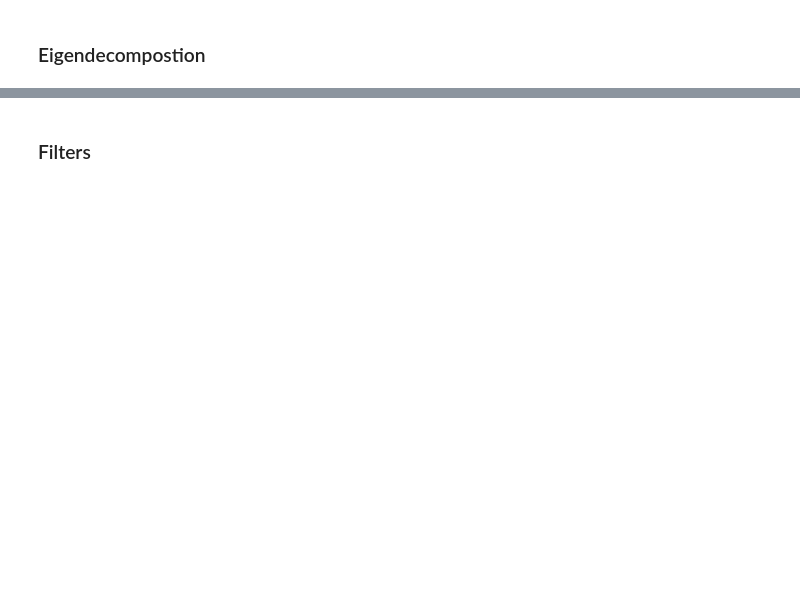
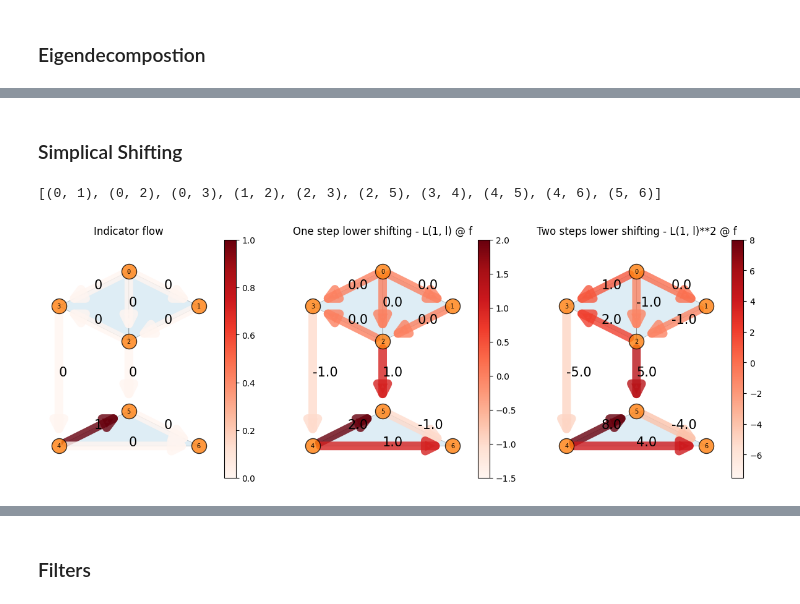
Before and after one commit to irtazahashmi/pytspl, a Jupyter notebook: demo_notebook.ipynb, the cells around one changed output, grey strips where cells are left out. Cells and saved outputs as stored; diff of their text form; code cells hidden in the pictures; blank space fills up the shorter version.

```diff
--- a/demo_notebook.ipynb
+++ b/demo_notebook.ipynb
@@ -2,8 +2,9 @@
 ### Reading data
 # %%
 from sclibrary.network_reader import NetworkReader
+from sclibrary.simplicial_complex import SimplicialComplexNetwork
 
-data_folder = 'data/sample_data'
+data_folder = 'data/paper_data'
 
 # read csv
 filename = data_folder + '/edges.csv'
@@ -12,7 +13,9 @@ src_col = 'Source'
 dest_col = 'Target'
 feature_cols = ['Distance']
 
-G = NetworkReader.read_csv(filename=filename, delimeter=delimeter, src_col=src_col, dest_col=dest_col, feature_cols=feature_cols)
+G = NetworkReader.read_csv(filename=filename, delimeter=delimeter,
+                           src_col=src_col, dest_col=dest_col, feature_cols=feature_cols)
+
 simplices = G.simplicies(condition="distance", dist_col_name="Distance", dist_threshold=1.5)
 
 # coordinates
@@ -22,3 +25,7 @@ coordinates = NetworkReader.get_coordinates(filename=filename,
                                             x_col='X',
                                             y_col='Y',
                                             delimeter=" ")
+
+
+# create a simplicial complex network
+sc = SimplicialComplexNetwork(simplices=simplices)
@@ -57,9 +31,0 @@ simplices
-# %%
-# if coordinates exist
-filename = data_folder + '/LondonNodes.csv'
-coordinates = NetworkReader.get_coordinates(filename=filename,
-                                            node_id_col="Id",
-                                            x_col='X',
-                                            y_col='Y',
-                                            delimeter=",")
-coordinates
@@ -243,0 +114,36 @@ Text(0.5, 1.0, 'u_h, λ = 2.0')
+# %% [markdown]
+### Simplical Shifting
+# %%
+from sclibrary.plot import SCPlot
+from matplotlib import pyplot as plt
+
+# get edge labels
+edge_labels = {}
+for i in range(len(sc.edges)):
+    edge_labels[sc.edges[i][0], sc.edges[i][1]] = round(u_c[i][0], 2)
+
+# create plot
+scplot = SCPlot(sc=sc, pos=coordinates)
+
+fig = plt.figure(figsize = (15,5))
+print(sc.edges)
+# indicator flow f
+ax = fig.add_subplot(1, 3, 1)
+ax.set_title("Indicator flow")
+synthetic_flow = [0, 0, 0, 0, 0, 0, 0, 1, 0, 0]
+scplot.draw_flow(flow=synthetic_flow, ax=ax)
+
+# one step lower shifting
+ax = fig.add_subplot(1, 3, 2)
+ax.set_title("One step lower shifting - L(1, l) @ f")
+flow = sc.lower_laplacian_matrix(rank=1) @ synthetic_flow
+scplot.draw_flow(flow=flow, ax=ax)
+
+# two steps lower shifting
+ax = fig.add_subplot(1, 3, 3)
+ax.set_title("Two steps lower shifting - L(1, l)**2 @ f")
+lower_flow = sc.lower_laplacian_matrix(rank=1) @ sc.lower_laplacian_matrix(rank=1).T @ synthetic_flow
+scplot.draw_flow(flow=lower_flow, ax=ax)
+# %% [output]
+[(0, 1), (0, 2), (0, 3), (1, 2), (2, 3), (2, 5), (3, 4), (4, 5), (4, 6), (5, 6)]
+[figure, added]
```
Also changed, not shown: parts of 21 cells of this notebook, 10 other files.
